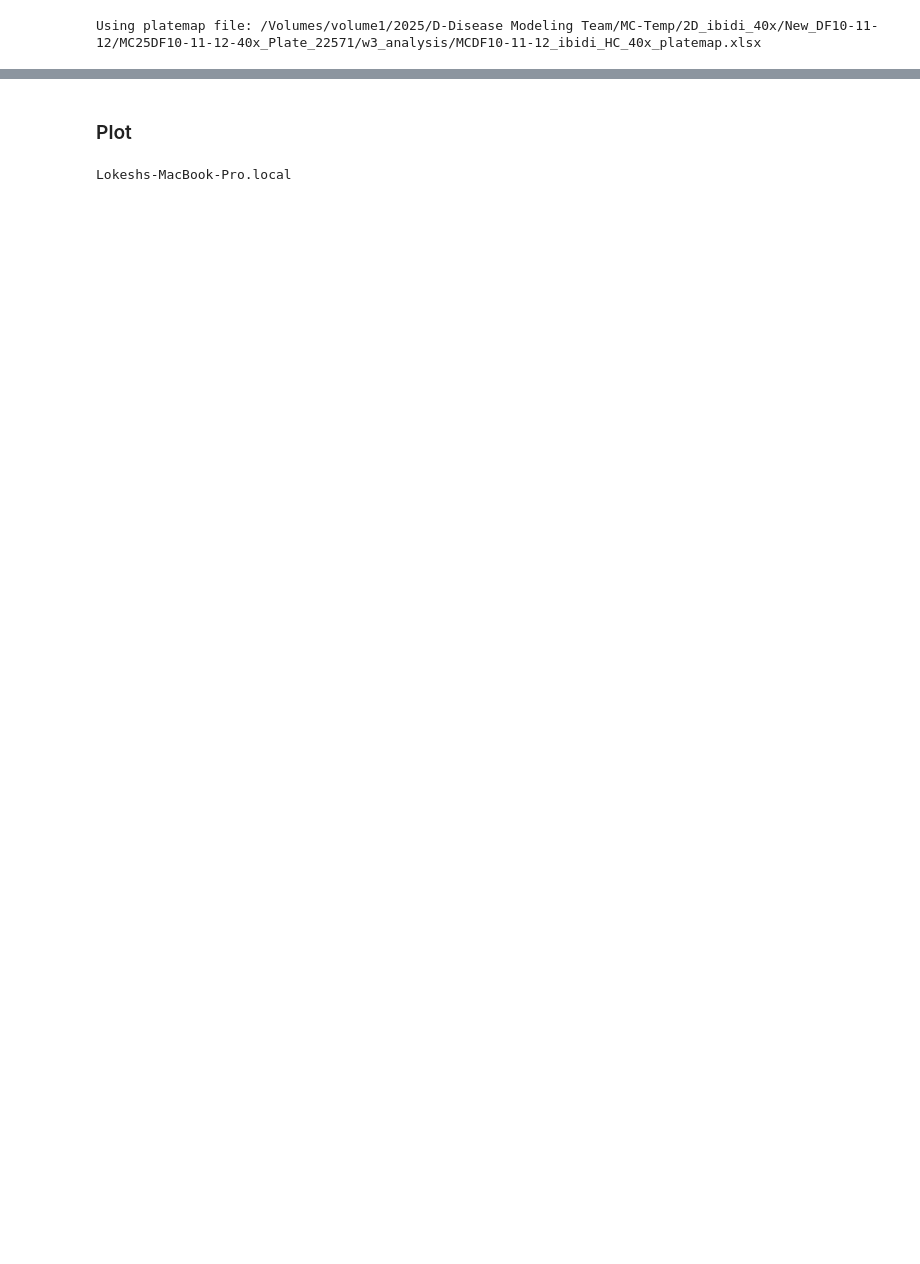
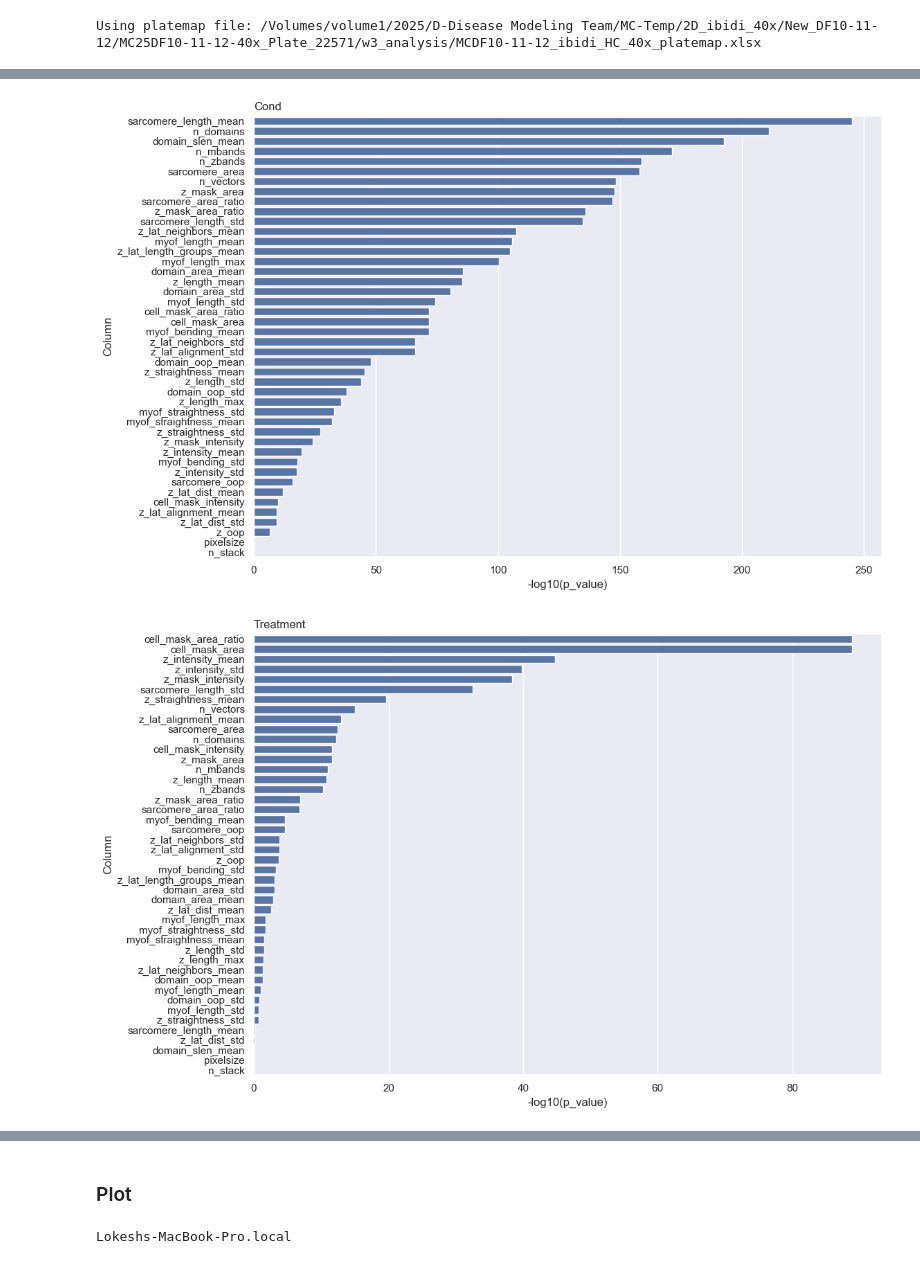
Before and after one commit to heartbeatbio/hbbnotebooks, a Jupyter notebook: LP/sarcomere_analysis_sarcasm_v1.ipynb, the cells around one changed output, grey strips where cells are left out. Cells and saved outputs as stored; diff of their text form; code cells hidden in the pictures; blank space fills up the shorter version.

```diff
--- a/LP/sarcomere_analysis_sarcasm_v1.ipynb
+++ b/LP/sarcomere_analysis_sarcasm_v1.ipynb
@@ -674,0 +773,6 @@ print(f"✅ Exported merged data to {excel_out}")
+# %%
+# filter for correct and not na conditions
+predict_df = predict_df.loc[predict_df['Cond'] != 'x',:]
+predict_df = predict_df.loc[~pd.isna(predict_df['Cond']),:]
+
+predict_df['Cond'].unique()
@@ -674,0 +781,26 @@ print(f"✅ Exported merged data to {excel_out}")
+# %%
+from scipy import stats
+import numpy as np
+
+def get_anova_results(df,cols,group_col):
+    anova_results_cond = []
+    for col in cols:
+        df2 = df.loc[~pd.isna(df[col]),:]
+        # Create a list of data arrays for each condition
+        groups = [df2[col][df2[group_col] == c] for c in df2[group_col].unique()]
+        print([len(x) for x in groups])
+        # Run the one-way ANOVA
+        f_stat, p_value = stats.f_oneway(*groups)
+        anova_results_cond.append({'Column': col, 'F-Statistic': f_stat, 'p_value': p_value})
+
+    # Display results in a clean DataFrame, sorted by p-value
+    results_df = pd.DataFrame(anova_results_cond).sort_values('p_value')
+    results_df['-log10(p_value)'] = -np.log10(results_df['p_value'].replace(0, 1e-100))
+
+    return results_df
+
+results = {}
+results['Cond'] = get_anova_results(predict_df,features,'Cond')
+results['Treatment'] = get_anova_results(predict_df,features,'Treatment')
+results['Cond_QC'] = get_anova_results(predict_df.loc[predict_df['class'] == 1,:],features,'Cond')
+results['Treatment_QC'] = get_anova_results(predict_df.loc[predict_df['class'] == 1,:],features,'Treatment')
@@ -674,0 +825,11 @@ print(f"✅ Exported merged data to {excel_out}")
+# %%
+import seaborn as sns
+for key, result in results.items():
+
+    sns.set_theme(rc={'figure.figsize':(11.7,8.27)})
+    sns.barplot(result,x= '-log10(p_value)',y='Column')
+    plt.title(key,loc='left')
+    plt.show()
+# %% [output]
+[figure, added]
+[figure, added]
```
Also changed, not shown: parts of 21 cells of this notebook.
